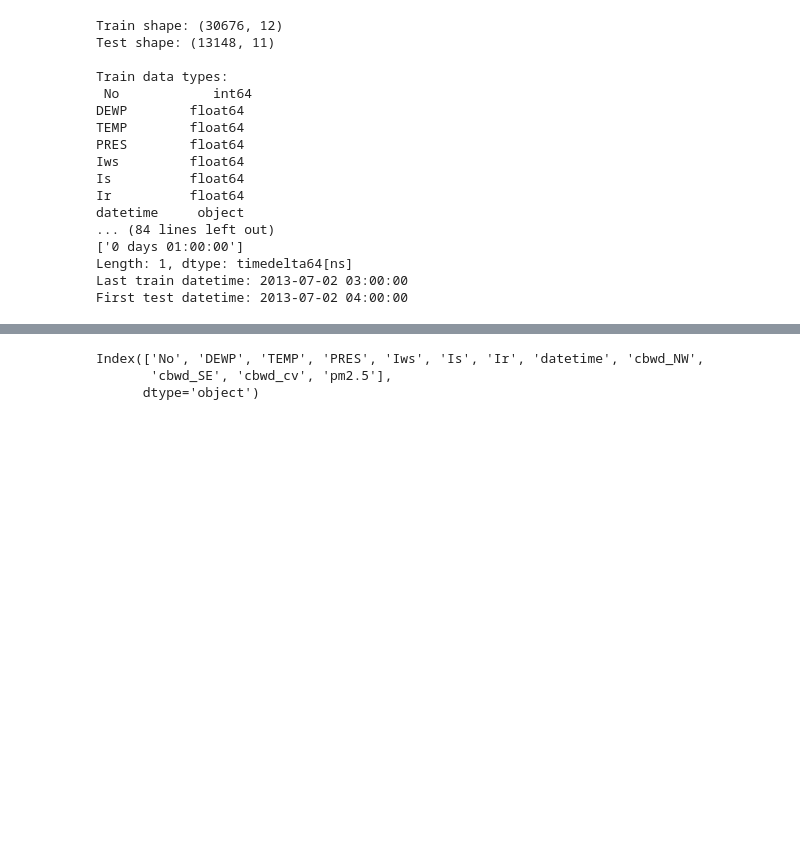
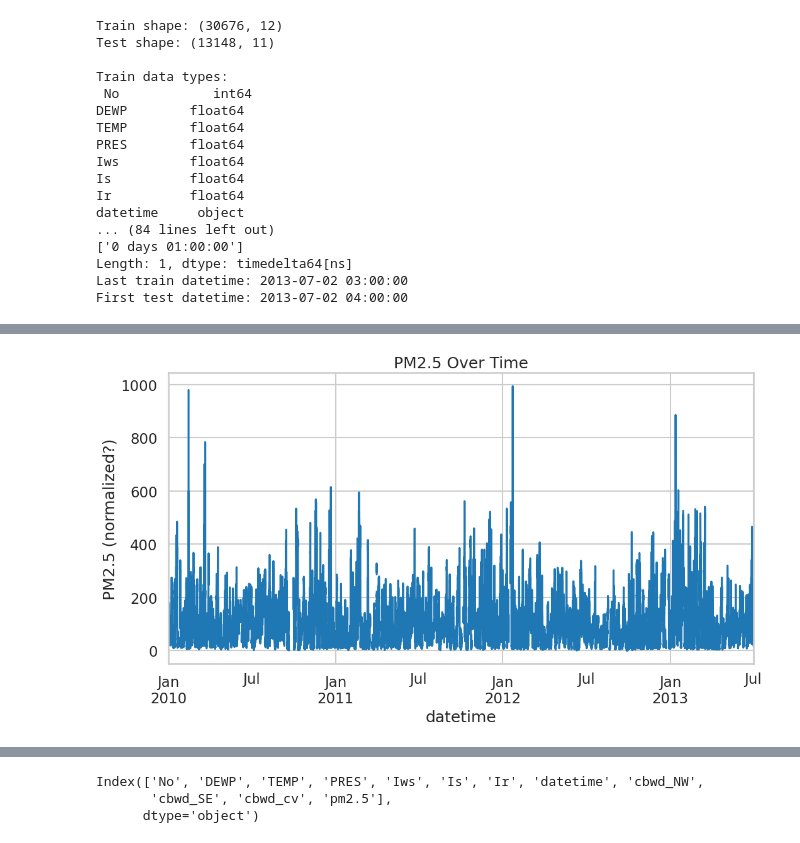
Before and after one commit to l-isaro/air-pollution-beinjing, a Jupyter notebook: air_quality_forecasting_starter_code.ipynb, the cells around one changed output, grey strips where cells are left out. Cells and saved outputs as stored; diff of their text form; code cells hidden in the pictures; blank space fills up the shorter version.

```diff
--- a/air_quality_forecasting_starter_code.ipynb
+++ b/air_quality_forecasting_starter_code.ipynb
@@ -152,0 +97,6 @@ else:
+# %%
+train.set_index('datetime')['pm2.5'].plot(figsize=(12,6), title='PM2.5 Over Time')
+plt.ylabel('PM2.5 (normalized?)')
+plt.show()
+# %% [output]
+[figure, added]
```
Also changed, not shown: parts of 8 cells of this notebook.
